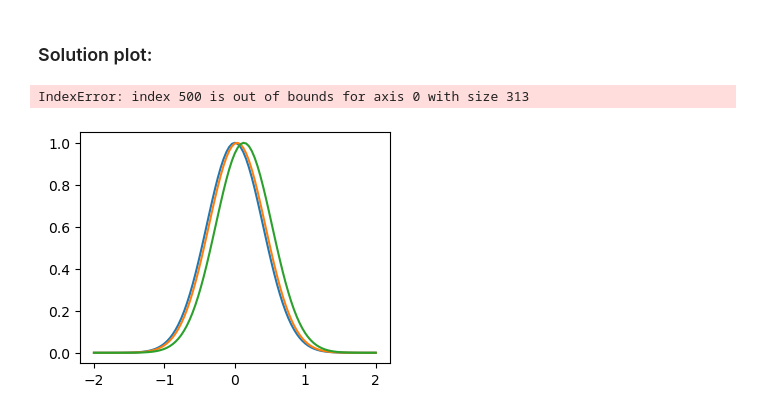
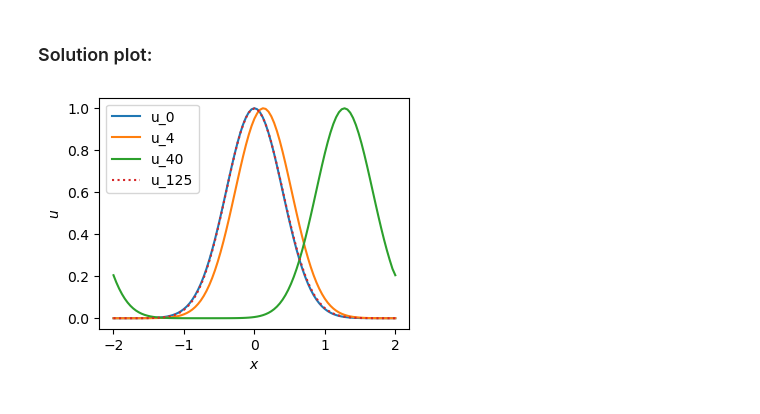
Before and after one commit to wbandabarragan/computational-physics-2, a Jupyter notebook: unit-3/310-wave-equation-Lax-Wendroff-scheme.ipynb, the cells around one changed output. Cells and saved outputs as stored; diff of their text form; code cells hidden in the pictures.

```diff
--- a/unit-3/310-wave-equation-Lax-Wendroff-scheme.ipynb
+++ b/unit-3/310-wave-equation-Lax-Wendroff-scheme.ipynb
@@ -108,22 +108,21 @@ print(u_sln.shape)
 # %%
 # Plotting
 
 plt.figure(figsize=(4,3))
 
 plt.plot(x, u_0, label = "u_0")
-plt.plot(x, u_sln[1, :], label = "u_1")
+#plt.plot(x, u_sln[1, :], label = "u_1")
 plt.plot(x, u_sln[4, :], label = "u_4")
-plt.plot(x, u_sln[500, :], label = "u_39")
-#plt.plot(x, u_sln[125, :], label = "u_125")
+plt.plot(x, u_sln[40, :], label = "u_40")
+plt.plot(x, u_sln[125, :], label = "u_125", linestyle=":")
 
 plt.xlabel(r"$x$")
 plt.ylabel(r"$u$")
 plt.legend()
 
 plt.show()
 # %% [output]
-IndexError: index 500 is out of bounds for axis 0 with size 313
-[figure, old version]
+[figure, new version]
 # %%
 # Plotting
 
```
Also changed, not shown: parts of 1 cell of this notebook.
